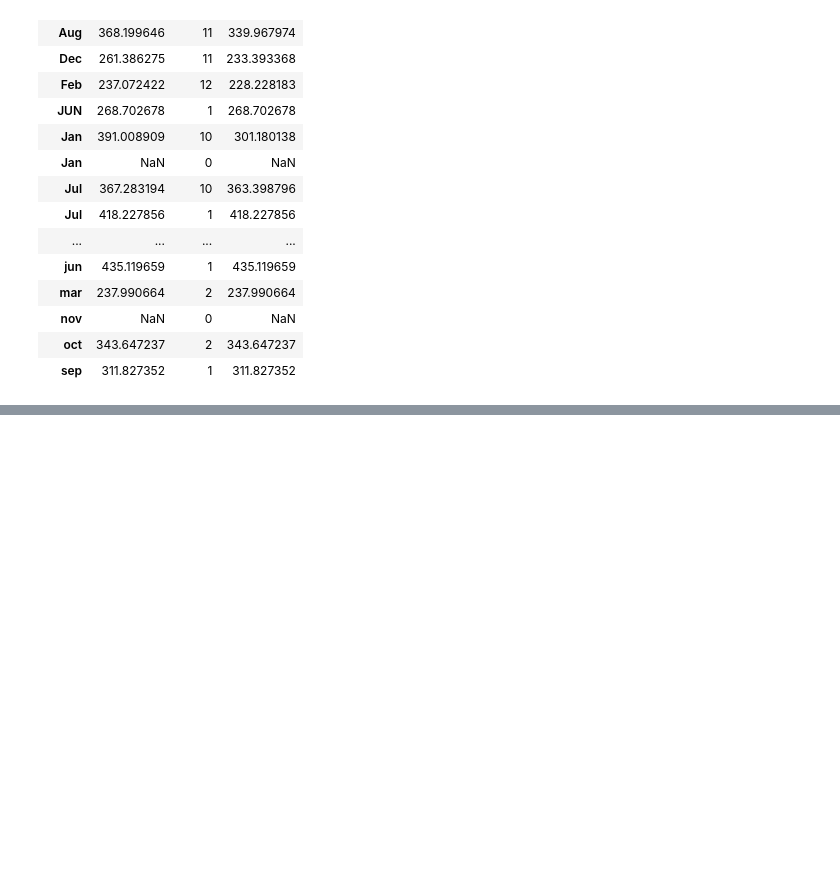
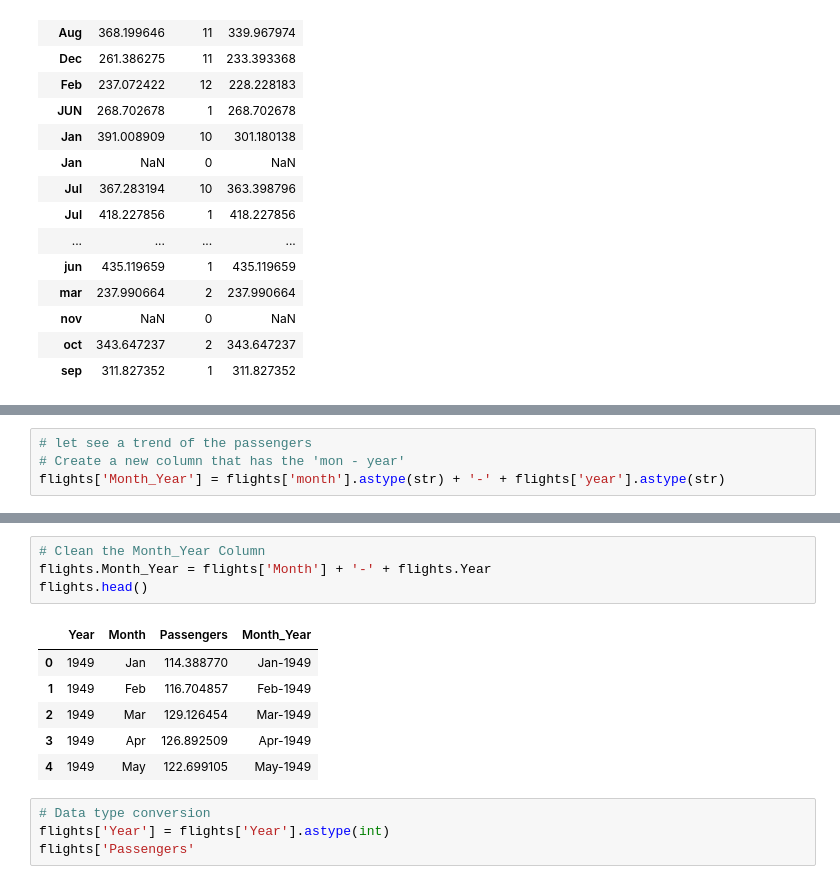
Before and after one commit to walidazimi-star/CA-Data-Science-Mini_Project_1_EDA, a Jupyter notebook: 7. EDA Mini Project Demo.ipynb, the cells around one changed output, grey strips where cells are left out. Cells and saved outputs as stored; diff of their text form; blank space fills up the shorter version.

```diff
--- a/7. EDA Mini Project Demo.ipynb
+++ b/7. EDA Mini Project Demo.ipynb
@@ -180,0 +227,4 @@ flights.groupby('month')['passengers'].agg(['mean', 'count', 'median'])
+# %%
+# let see a trend of the passengers
+# Create a new column that has the 'mon - year'
+flights['Month_Year'] = flights['month'].astype(str) + '-' + flights['year'].astype(str)
@@ -180,0 +301,15 @@ flights.groupby('month')['passengers'].agg(['mean', 'count', 'median'])
+# %%
+# Clean the Month_Year Column
+flights.Month_Year = flights['Month'] + '-' + flights.Year
+flights.head()
+# %% [output]
+|  | Year | Month | Passengers | Month_Year |
+| 0 | 1949 | Jan | 114.388770 | Jan-1949 |
+| 1 | 1949 | Feb | 116.704857 | Feb-1949 |
+| 2 | 1949 | Mar | 129.126454 | Mar-1949 |
+| 3 | 1949 | Apr | 126.892509 | Apr-1949 |
+| 4 | 1949 | May | 122.699105 | May-1949 |
+# %%
+# Data type conversion
+flights['Year'] = flights['Year'].astype(int)
+flights['Passengers'
```
Also changed, not shown: parts of 25 cells of this notebook.
